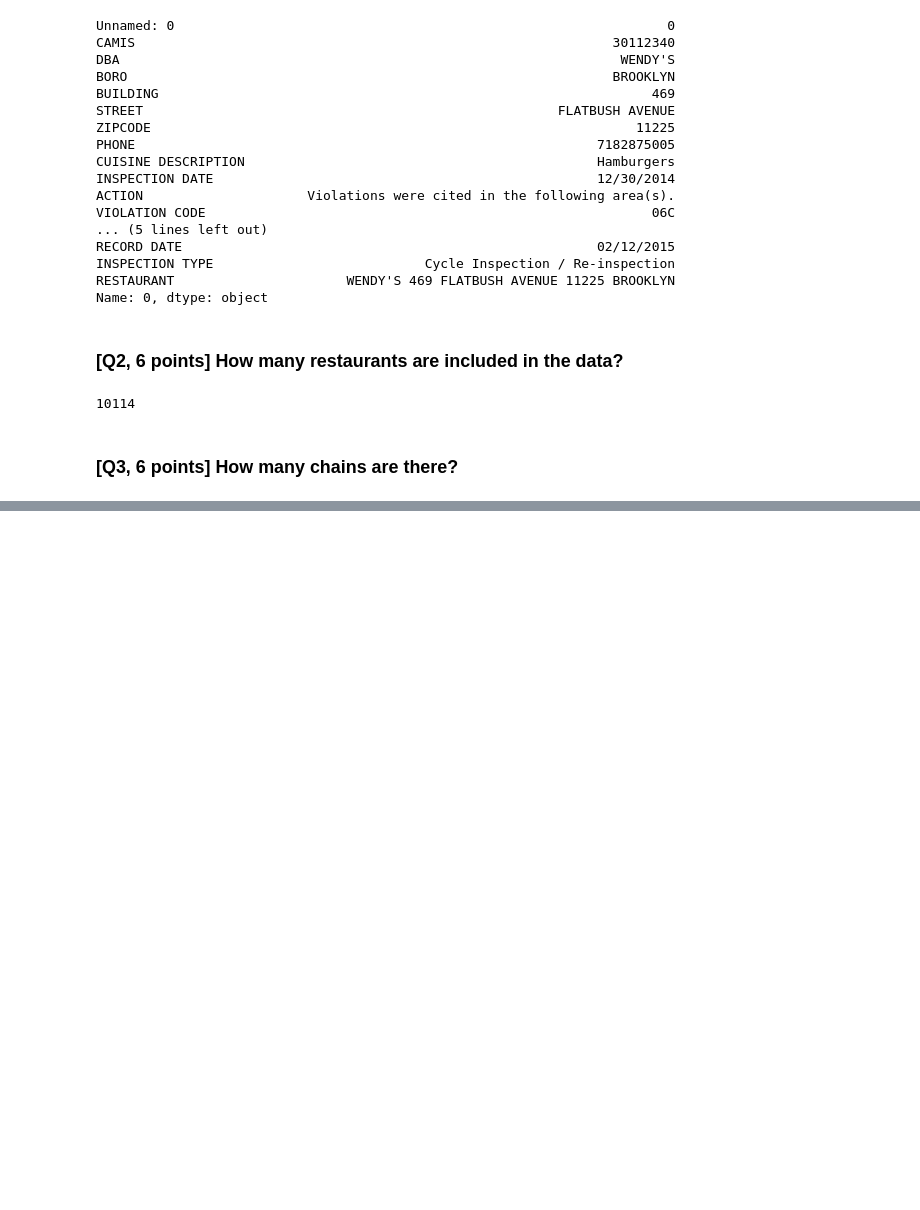
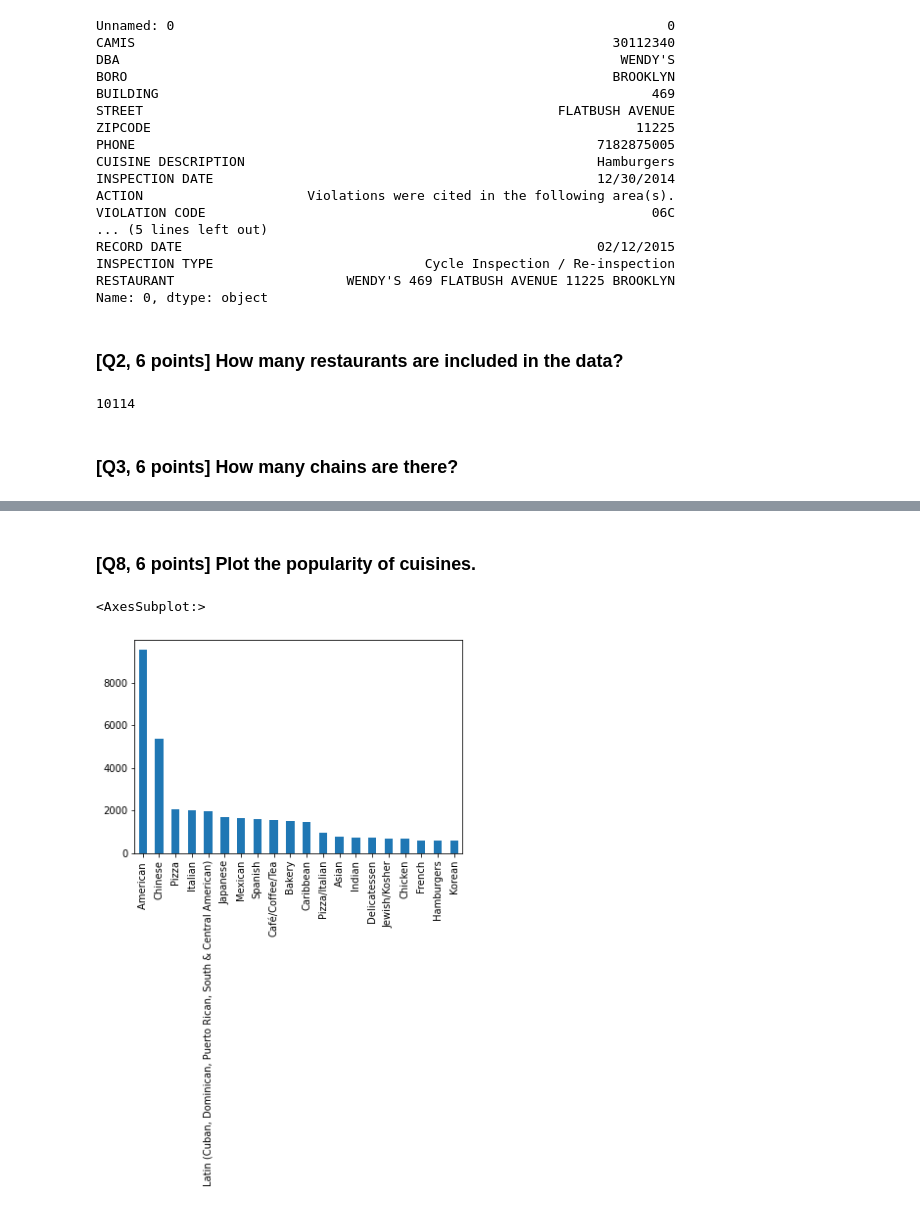
Before and after one commit to averyshepherd/MISs381N-hw2, a Jupyter notebook: HW2.ipynb, the cells around one changed output, grey strips where cells are left out. Cells and saved outputs as stored; diff of their text form; code cells hidden in the pictures; blank space fills up the shorter version.

```diff
--- a/HW2.ipynb
+++ b/HW2.ipynb
@@ -66,0 +103,7 @@ TypeError: '>' not supported between instances of 'DataFrameGroupBy' and 'int'
+# %% [markdown]
+### [Q8, 6 points] Plot the popularity of cuisines.
+# %%
+df['CUISINE DESCRIPTION'].value_counts()[:20].plot(kind = 'bar')
+# %% [output]
+<AxesSubplot:>
+[figure, added]
```
Also changed, not shown: parts of 15 cells of this notebook.
